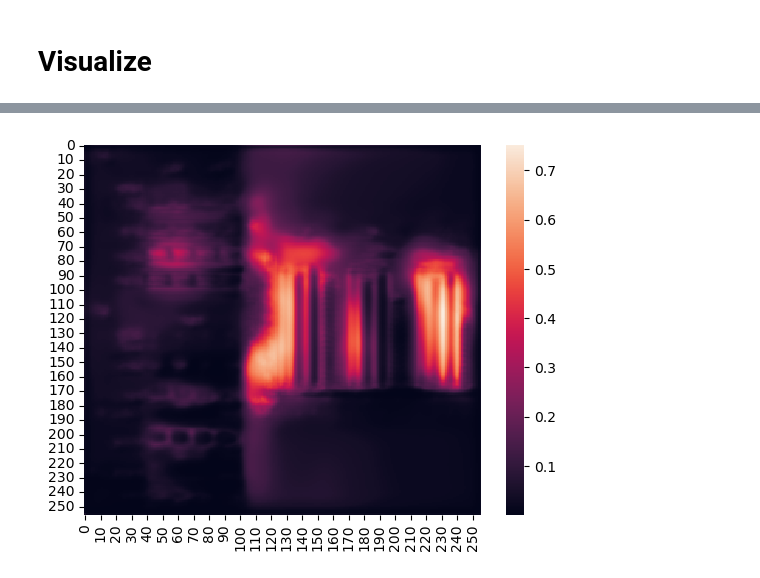
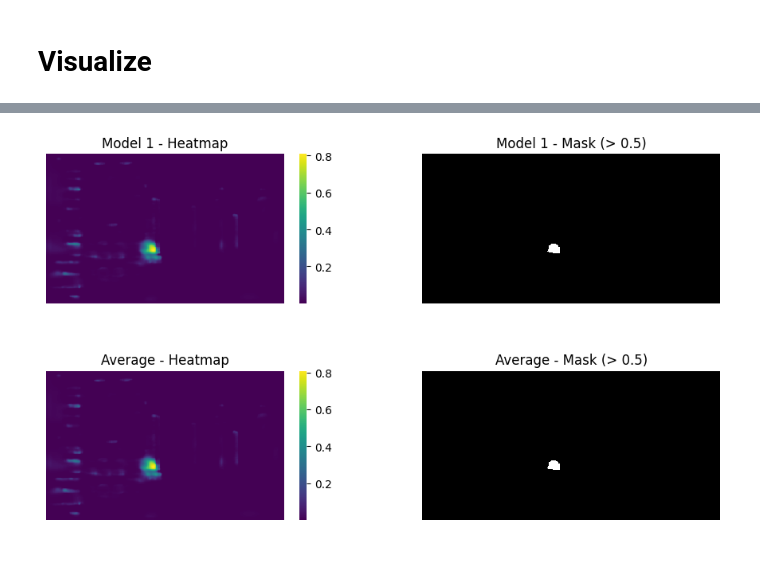
Before and after one commit to sdsdsdsdaf/Recod.ai, a Jupyter notebook: infer.ipynb, the cells around one changed output, grey strips where cells are left out. Drawn from its saved outputs; the diff is of its cells as text; code cells hidden in the pictures.

Commit message:
infer.ipynb Utils def predict modify -> Control CV weights

```diff
--- a/infer.ipynb
+++ b/infer.ipynb
@@ -601,7 +608,10 @@ DEVICE:  cuda:0
 COMP_DIR = r"C:\Users\user\.cache\kagglehub\competitions\recodai-luc-scientific-image-forgery-detection"
 TEST_DIR = os.path.join(COMP_DIR, "test_images")
 TRAIN_DIR = os.path.join(COMP_DIR, "train_images")
-MODEL_PATH = os.path.join(r"Weights\FOLD1\best1.pth")
+BASE_PATH = r"r"Weights"
+BEST_FOLD_PATH = os.path.join("FOLD2", "best1.pth")
+MODEL_PATH = os.path.join(BASE_PATH, BEST_FOLD_PATH)
+model_path_list = [os.path.join(BASE_PATH, f"FOLD{i}/best1.pth") for i in range(1,2)]
 
 # Output
 OUT_DIR = "/kaggle/working"
@@ -970,6 +967,7 @@ if __name__ == "__main__":
     predictions = predict(
         model=model,
         test_path=paths['test_images'],
+        weight_path_list=model_path_list,
         device=DEVICE,
         img_size=IMG_SIZE,
         interpolation=INTERPOLATION,
@@ -985,7 +983,7 @@ if __name__ == "__main__":
     sample.drop(columns=['annotation'], inplace=True)
     submission = pd.DataFrame(predictions)
     submission = pd.merge(sample, submission, how="left", on='case_id')
-    submission.to_csv(os.path.join(OUT_DIR, "submission.csv"))
+    submission.to_csv(os.path.join(OUT_DIR, "submission.csv"), index=False)
 
     elapsed = time.time() - start
     print(f"\nTotal time: {elapsed:.1f}s ({elapsed/60:.1f} min)")
@@ -1024,6 +1012,7 @@ Test 45.png number of Instances:  [1304368, 11, 1305812, 11, 1307256, 11, 130870
 # %%
 import matplotlib.pyplot as plt
 import seaborn as sns
+proba_map_list = []
 
 with torch.no_grad():
     img_path = os.path.join(TEST_DIR, "45.png")
@@ -1039,15 +1028,69 @@ with torch.no_grad():
     img_tensor = img_tensor.permute(2, 0, 1).unsqueeze(0).contiguous()
     img_tensor = img_tensor.to(DEVICE)
 
-    mask_pred = model(img_tensor)
-    mask_pred = torch.sigmoid(mask_pred)
-    mask_pred = mask_pred.squeeze().cpu().numpy()  # (H, W)
+    for model_path in model_path_list:
+        checkpoint = torch.load(model_path, map_location=DEVICE)
+        model.load_state_dict(checkpoint)
 
-sns.heatmap(mask_pred)
-plt.title("PROB MAP")
+        logit_map = model(img_tensor)
+        proba_map = torch.sigmoid(logit_map)
+        proba_map = proba_map.squeeze().cpu().numpy()  # (H, W)
+        proba_map_list.append(proba_map)
+
+
+
+avg_proba_map = np.mean(proba_map_list, axis=0)
+
+# 총 6행 (5모델 + 평균 1)
+num_rows = len(proba_map_list) + 1  # 6
+fig, axes = plt.subplots(num_rows, 2, figsize=(10, num_rows * 3))
+fig.tight_layout(pad=4)
+
+for i in range(len(proba_map_list)):
+    proba_map = proba_map_list[i]
+
+    # Heatmap
+    sns.heatmap(
+        proba_map,
+        ax=axes[i, 0],
+        cmap="viridis"
+    )
+    axes[i, 0].set_title(f"Model {i+1} - Heatmap")
+    axes[i, 0].axis("off")
+
+    # Threshold mask
+    mask_pred = (proba_map > THRESHOLD).astype(np.uint8)
+    sns.heatmap(
+        mask_pred,
+        ax=axes[i, 1],
+        cmap="gray",
+        vmin=0,
+        vmax=1,
+        cbar=False
+    )
+    axes[i, 1].set_title(f"Model {i+1} - Mask (> {THRESHOLD})")
+    axes[i, 1].axis("off")
+
+# ===== 평균 결과 =====
+sns.heatmap(
+    avg_proba_map,
+    ax=axes[-1, 0],
+    cmap="viridis"
+)
+axes[-1, 0].set_title("Average - Heatmap")
+axes[-1, 0].axis("off")
+
+avg_mask = (avg_proba_map > THRESHOLD).astype(np.uint8)
+sns.heatmap(
+    avg_mask,
+    ax=axes[-1, 1],
+    cmap="gray",
+    vmin=0,
+    vmax=1,
+    cbar=False
+)
+axes[-1, 1].set_title(f"Average - Mask (> {THRESHOLD})")
+axes[-1, 1].axis("off")
+
 plt.show()
-
-sns.heatmap((mask_pred > THRESHOLD), cmap='gray', vmin=0, vmax=1)
-plt.title("MASK MAP")
-plt.show()
 # %% [output]
@@ -1056 +1099 @@ C:\Users\user\.cache\kagglehub\competitions\recodai-luc-scientific-image-forgery
-[figure, old version]
+[figure, new version]
```
Also changed, not shown: parts of 12 cells of this notebook, 4 other files.
